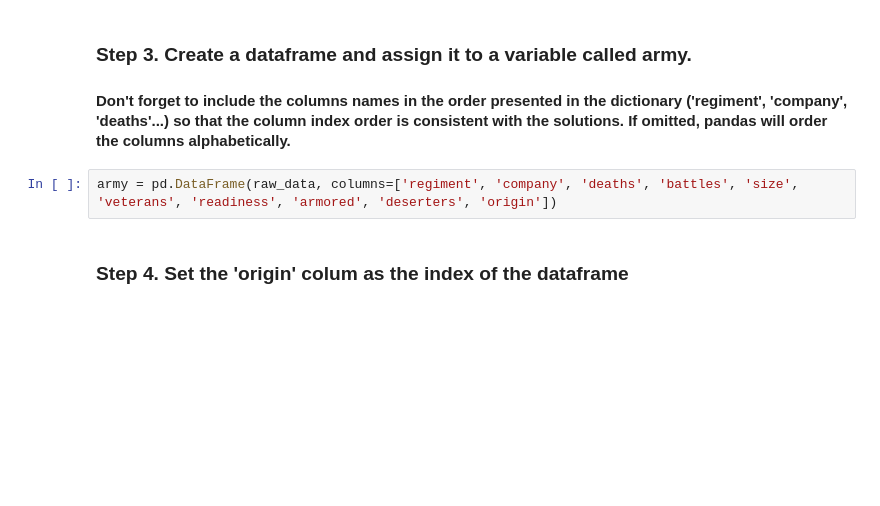
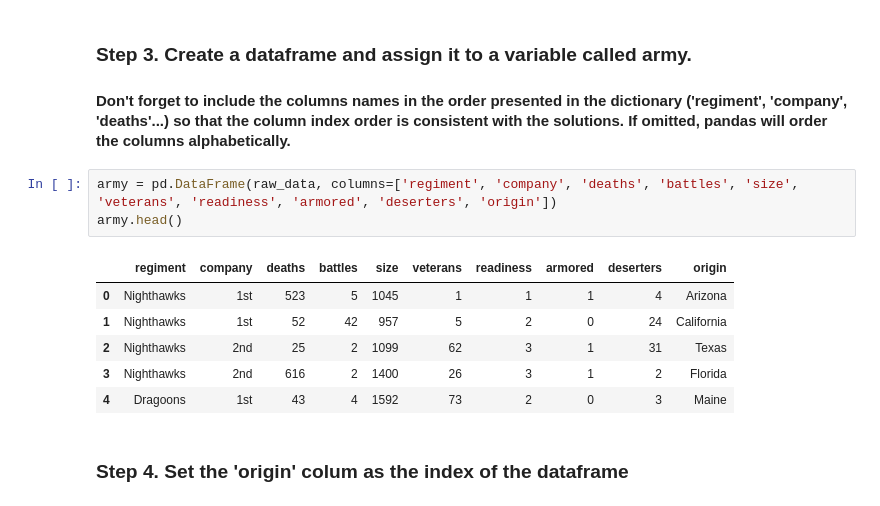
Before and after one commit to AmrHehsam/pandas_project, a Jupyter notebook: 02_Filtering_&_Sorting/Fictional Army/Exercise.ipynb, the cells around one changed output. Cells and saved outputs as stored; diff of their text form; blank space fills up the shorter version.

```diff
--- a/02_Filtering_&_Sorting/Fictional Army/Exercise.ipynb
+++ b/02_Filtering_&_Sorting/Fictional Army/Exercise.ipynb
@@ -30,6 +30,14 @@ raw_data = {'regiment': ['Nighthawks', 'Nighthawks', 'Nighthawks', 'Nighthawks',
 #### Don't forget to include the columns names in the order presented in the dictionary ('regiment', 'company', 'deaths'...) so that the column index order is consistent with the solutions. If omitted, pandas will order the columns alphabetically.
 # %%
 army = pd.DataFrame(raw_data, columns=['regiment', 'company', 'deaths', 'battles', 'size', 'veterans', 'readiness', 'armored', 'deserters', 'origin'])
+army.head()
+# %% [output]
+|  | regiment | company | deaths | battles | size | veterans | readiness | armored | deserters | origin |
+| 0 | Nighthawks | 1st | 523 | 5 | 1045 | 1 | 1 | 1 | 4 | Arizona |
+| 1 | Nighthawks | 1st | 52 | 42 | 957 | 5 | 2 | 0 | 24 | California |
+| 2 | Nighthawks | 2nd | 25 | 2 | 1099 | 62 | 3 | 1 | 31 | Texas |
+| 3 | Nighthawks | 2nd | 616 | 2 | 1400 | 26 | 3 | 1 | 2 | Florida |
+| 4 | Dragoons | 1st | 43 | 4 | 1592 | 73 | 2 | 0 | 3 | Maine |
 # %% [markdown]
 ### Step 4. Set the 'origin' colum as the index of the dataframe
 # %%
```
Also changed, not shown: 5 other files.
